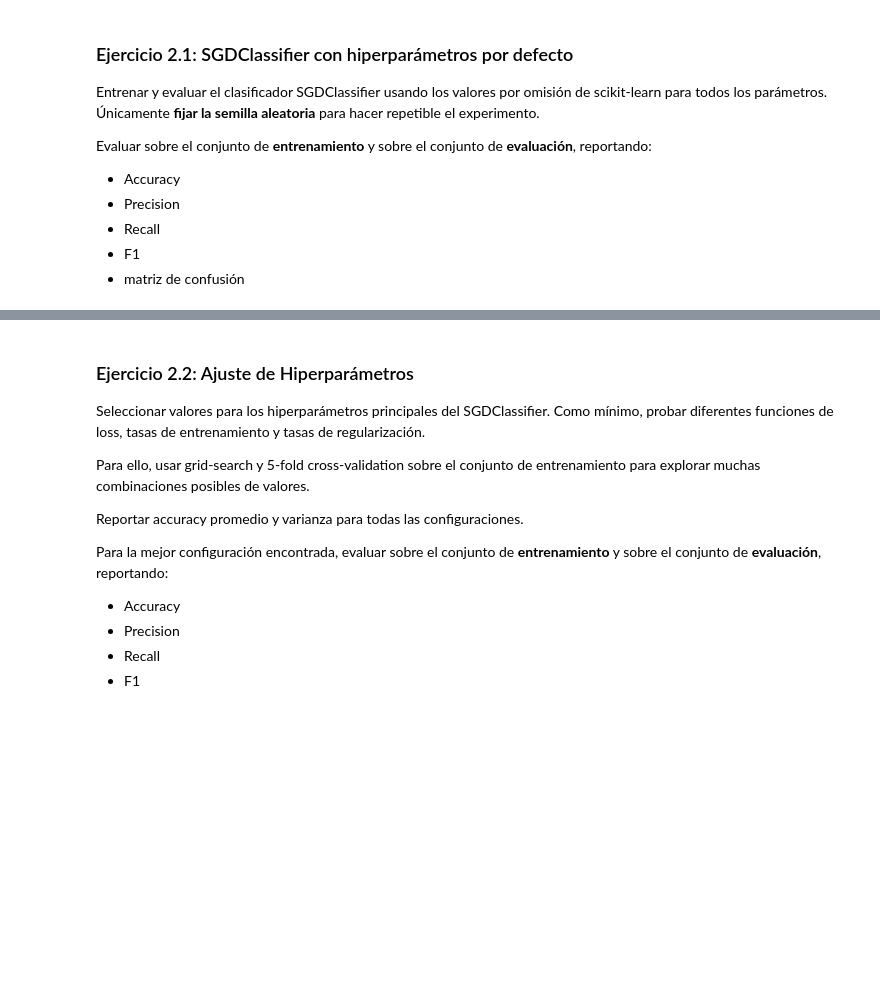
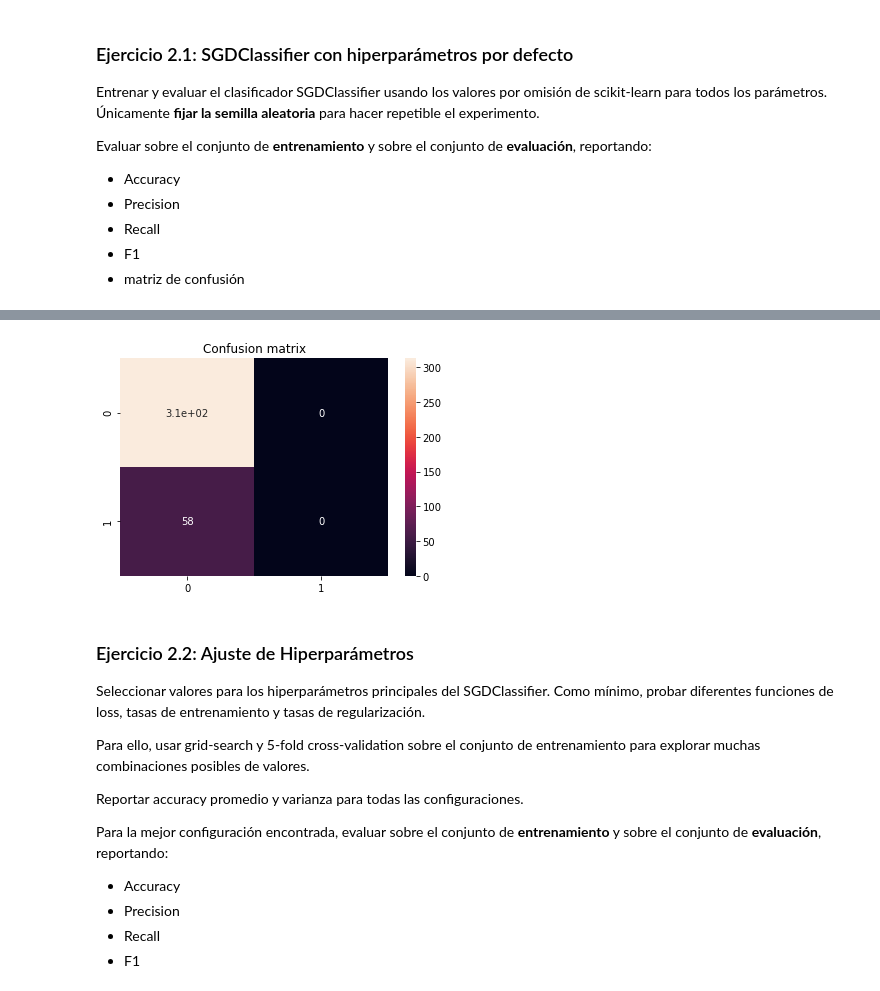
Before and after one commit to estebanarr/intro_aprendizaje_automatico, a Jupyter notebook: Notebooks/Laboratorio 2.ipynb, the cells around one changed output, grey strips where cells are left out. Cells and saved outputs as stored; diff of their text form; code cells hidden in the pictures; blank space fills up the shorter version.

```diff
--- a/Notebooks/Laboratorio 2.ipynb
+++ b/Notebooks/Laboratorio 2.ipynb
@@ -99,0 +113,13 @@ Evaluar sobre el conjunto de **entrenamiento** y sobre el conjunto de **evaluaci
+# %%
+classifier=SGDClassifier(random_state=42)
+
+classifier.fit(X_train,y_train)
+
+y_pred_train=classifier.predict(X_train)
+y_pred_test=classifier.predict(X_test)
+
+print("ENTRENAMIENTO")
+print(classification_report(y_train, y_pred_train))
+
+print("TESTEO")
+print(classification_report(y_test, y_pred_test))
@@ -100,3 +146,12 @@ Evaluar sobre el conjunto de **entrenamiento** y sobre el conjunto de **evaluaci
+# %%
+cm=confusion_matrix(y_test,y_pred_test)
+
+sns.heatmap(cm, annot=True)
+
+plt.title("Confusion matrix")
+plt.show()
+# %% [output]
+[figure, added]
 # %% [markdown]
 ### Ejercicio 2.2: Ajuste de Hiperparámetros
 
```
Also changed, not shown: parts of 7 cells of this notebook.
